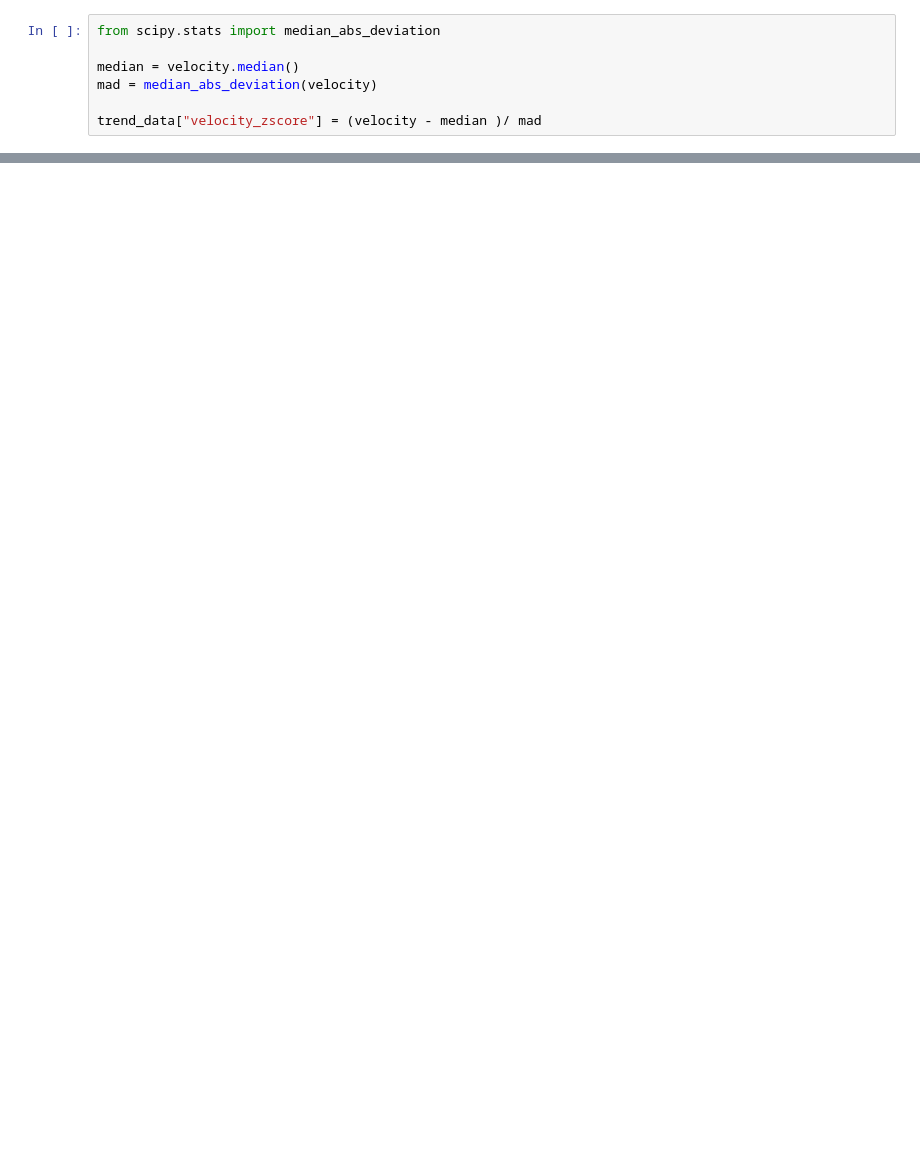
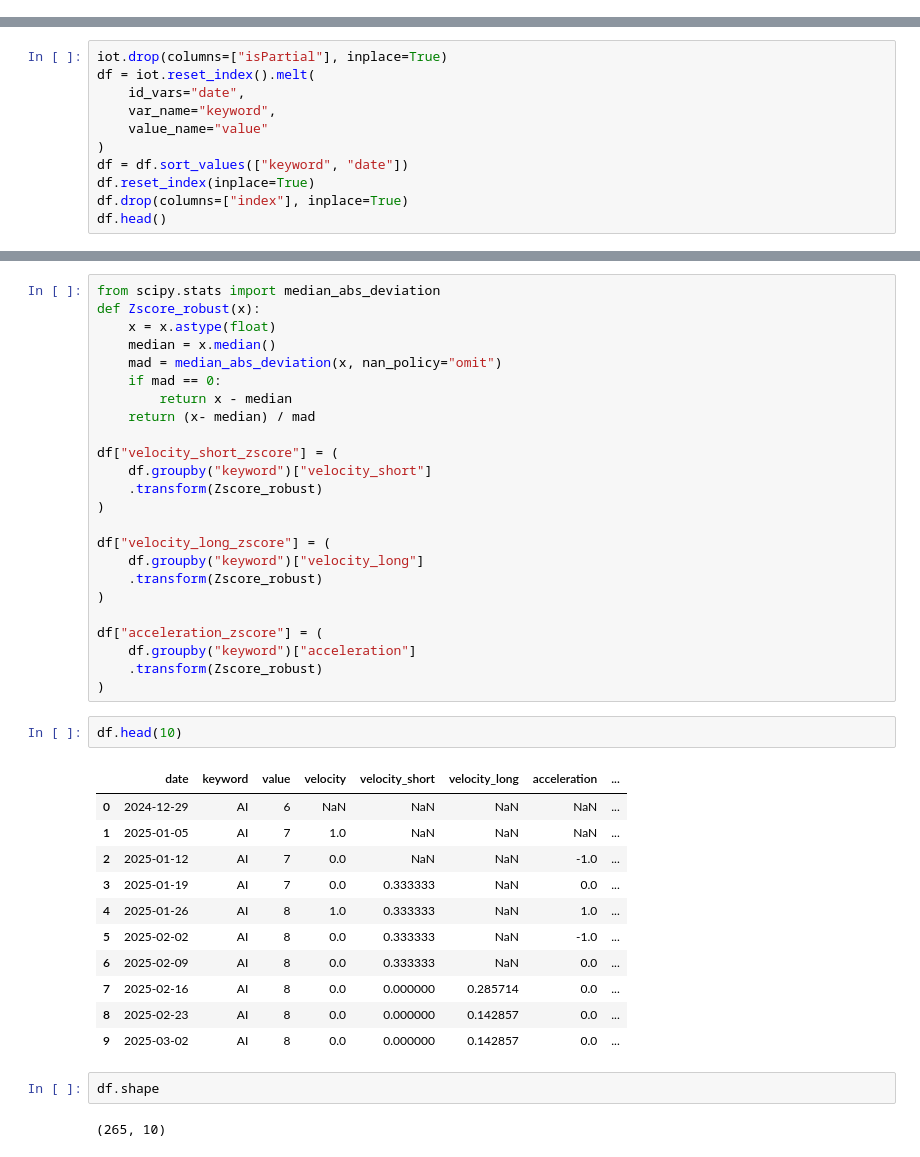
Before and after one commit to writingeye/SingalFlow--SEO_Trend_Detection, a Jupyter notebook: SignalFlow.ipynb, the cells around one changed output, grey strips where cells are left out. Cells and saved outputs as stored; diff of their text form; blank space fills up the shorter version.

```diff
--- a/SignalFlow.ipynb
+++ b/SignalFlow.ipynb
@@ -273,7 +0,0 @@ The MAD is the median of those distances
-# %%
-from scipy.stats import median_abs_deviation
-
-median = velocity.median()
-mad = median_abs_deviation(velocity)
-
-trend_data["velocity_zscore"] = (velocity - median )/ mad
@@ -370,0 +93,11 @@ plt.show()
+# %%
+iot.drop(columns=["isPartial"], inplace=True)
+df = iot.reset_index().melt(
+    id_vars="date",
+    var_name="keyword",
+    value_name="value"
+)
+df = df.sort_values(["keyword", "date"])
+df.reset_index(inplace=True)
+df.drop(columns=["index"], inplace=True)
+df.head()
@@ -370,0 +150,42 @@ plt.show()
+# %%
+from scipy.stats import median_abs_deviation
+def Zscore_robust(x):
+    x = x.astype(float)
+    median = x.median()
+    mad = median_abs_deviation(x, nan_policy="omit")
+    if mad == 0:
+        return x - median
+    return (x- median) / mad
+
+df["velocity_short_zscore"] = (
+    df.groupby("keyword")["velocity_short"]
+    .transform(Zscore_robust)
+)
+
+df["velocity_long_zscore"] = (
+    df.groupby("keyword")["velocity_long"]
+    .transform(Zscore_robust)
+)
+
+df["acceleration_zscore"] = (
+    df.groupby("keyword")["acceleration"]
+    .transform(Zscore_robust)
+)
+# %%
+df.head(10)
+# %% [output]
+|  | date | keyword | value | velocity | velocity_short | velocity_long | acceleration | ... |
+| 0 | 2024-12-29 | AI | 6 | NaN | NaN | NaN | NaN | ... |
+| 1 | 2025-01-05 | AI | 7 | 1.0 | NaN | NaN | NaN | ... |
+| 2 | 2025-01-12 | AI | 7 | 0.0 | NaN | NaN | -1.0 | ... |
+| 3 | 2025-01-19 | AI | 7 | 0.0 | 0.333333 | NaN | 0.0 | ... |
+| 4 | 2025-01-26 | AI | 8 | 1.0 | 0.333333 | NaN | 1.0 | ... |
+| 5 | 2025-02-02 | AI | 8 | 0.0 | 0.333333 | NaN | -1.0 | ... |
+| 6 | 2025-02-09 | AI | 8 | 0.0 | 0.333333 | NaN | 0.0 | ... |
+| 7 | 2025-02-16 | AI | 8 | 0.0 | 0.000000 | 0.285714 | 0.0 | ... |
+| 8 | 2025-02-23 | AI | 8 | 0.0 | 0.000000 | 0.142857 | 0.0 | ... |
+| 9 | 2025-03-02 | AI | 8 | 0.0 | 0.000000 | 0.142857 | 0.0 | ... |
+# %%
+df.shape
+# %% [output]
+(265, 10)
```
Also changed, not shown: parts of 32 cells of this notebook.
